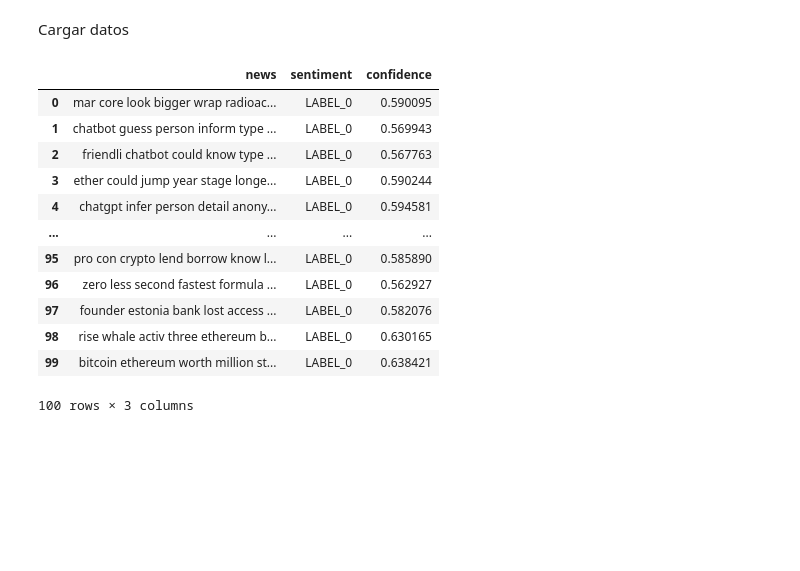
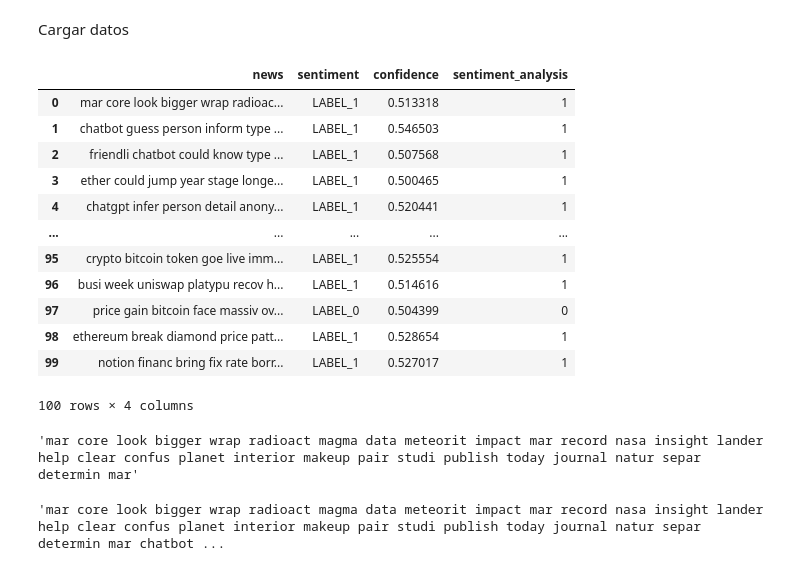
Before and after one commit to rodcordova/Deteccion-de-emociones, a Jupyter notebook: api_news_EDA.ipynb, the cells around one changed output. Cells and saved outputs as stored; diff of their text form; code cells hidden in the pictures; blank space fills up the shorter version.

```diff
--- a/api_news_EDA.ipynb
+++ b/api_news_EDA.ipynb
@@ -301,22 +334,31 @@ df.to_sql(name='criptomonedas_btc', con=my_con, index=False, if_exists='replace'
 Cargar datos
 # %%
 # Leer la tabla de PostgreSQL en un DataFrame
-query = 'SELECT * FROM criptomonedas_btc'
+query = 'SELECT * FROM newsapi_btc'
 df_read = pd.read_sql_query(query, my_con)
 
 # Imprimir el DataFrame leído
 df_read
 # %% [output]
-|  | news | sentiment | confidence |
-| 0 | mar core look bigger wrap radioac... | LABEL_0 | 0.590095 |
-| 1 | chatbot guess person inform type ... | LABEL_0 | 0.569943 |
-| 2 | friendli chatbot could know type ... | LABEL_0 | 0.567763 |
-| 3 | ether could jump year stage longe... | LABEL_0 | 0.590244 |
-| 4 | chatgpt infer person detail anony... | LABEL_0 | 0.594581 |
-| ... | ... | ... | ... |
-| 95 | pro con crypto lend borrow know l... | LABEL_0 | 0.585890 |
-| 96 | zero less second fastest formula ... | LABEL_0 | 0.562927 |
-| 97 | founder estonia bank lost access ... | LABEL_0 | 0.582076 |
-| 98 | rise whale activ three ethereum b... | LABEL_0 | 0.630165 |
-| 99 | bitcoin ethereum worth million st... | LABEL_0 | 0.638421 |
+|  | news | sentiment | confidence | sentiment_analysis |
+| 0 | mar core look bigger wrap radioac... | LABEL_1 | 0.513318 | 1 |
+| 1 | chatbot guess person inform type ... | LABEL_1 | 0.546503 | 1 |
+| 2 | friendli chatbot could know type ... | LABEL_1 | 0.507568 | 1 |
+| 3 | ether could jump year stage longe... | LABEL_1 | 0.500465 | 1 |
+| 4 | chatgpt infer person detail anony... | LABEL_1 | 0.520441 | 1 |
+| ... | ... | ... | ... | ... |
+| 95 | crypto bitcoin token goe live imm... | LABEL_1 | 0.525554 | 1 |
+| 96 | busi week uniswap platypu recov h... | LABEL_1 | 0.514616 | 1 |
+| 97 | price gain bitcoin face massiv ov... | LABEL_0 | 0.504399 | 0 |
+| 98 | ethereum break diamond price patt... | LABEL_1 | 0.528654 | 1 |
+| 99 | notion financ bring fix rate borr... | LABEL_1 | 0.527017 | 1 |
-100 rows × 3 columns
+100 rows × 4 columns
+# %%
+df_read.news.iloc[0]
+# %% [output]
+'mar core look bigger wrap radioact magma data meteorit impact mar record nasa insight lander help clear confus planet interior makeup pair studi publish today journal natur separ determin mar'
+# %%
+noticias = " ".join(noticia.lower() for noticia in df_read['news'] )
+noticias
+# %% [output]
+'mar core look bigger wrap radioact magma data meteorit impact mar record nasa insight lander help clear confus planet interior makeup pair studi publish today journal natur separ determin mar chatbot ...
```
Also changed, not shown: parts of 21 cells of this notebook, 2 other files.
